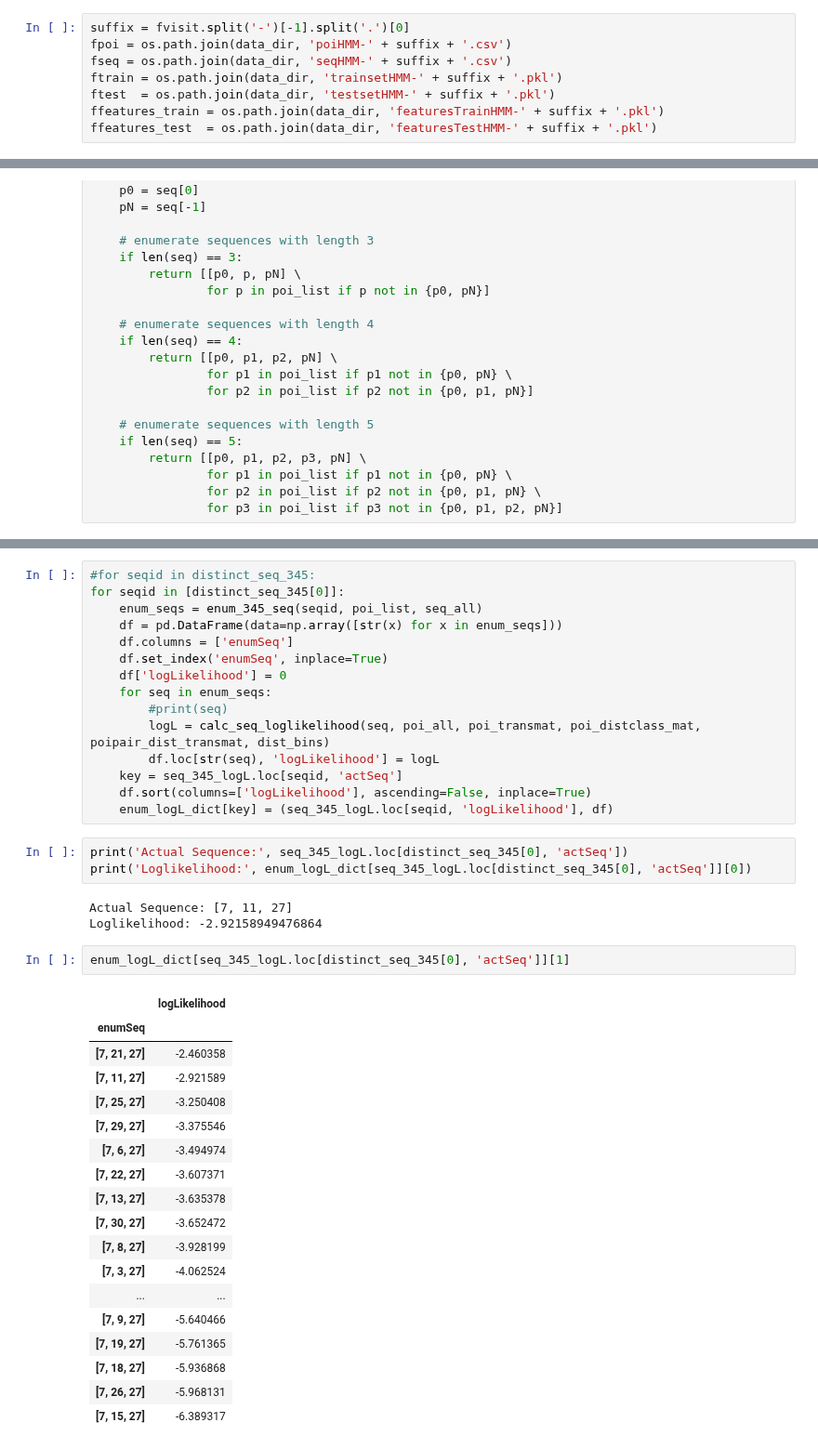
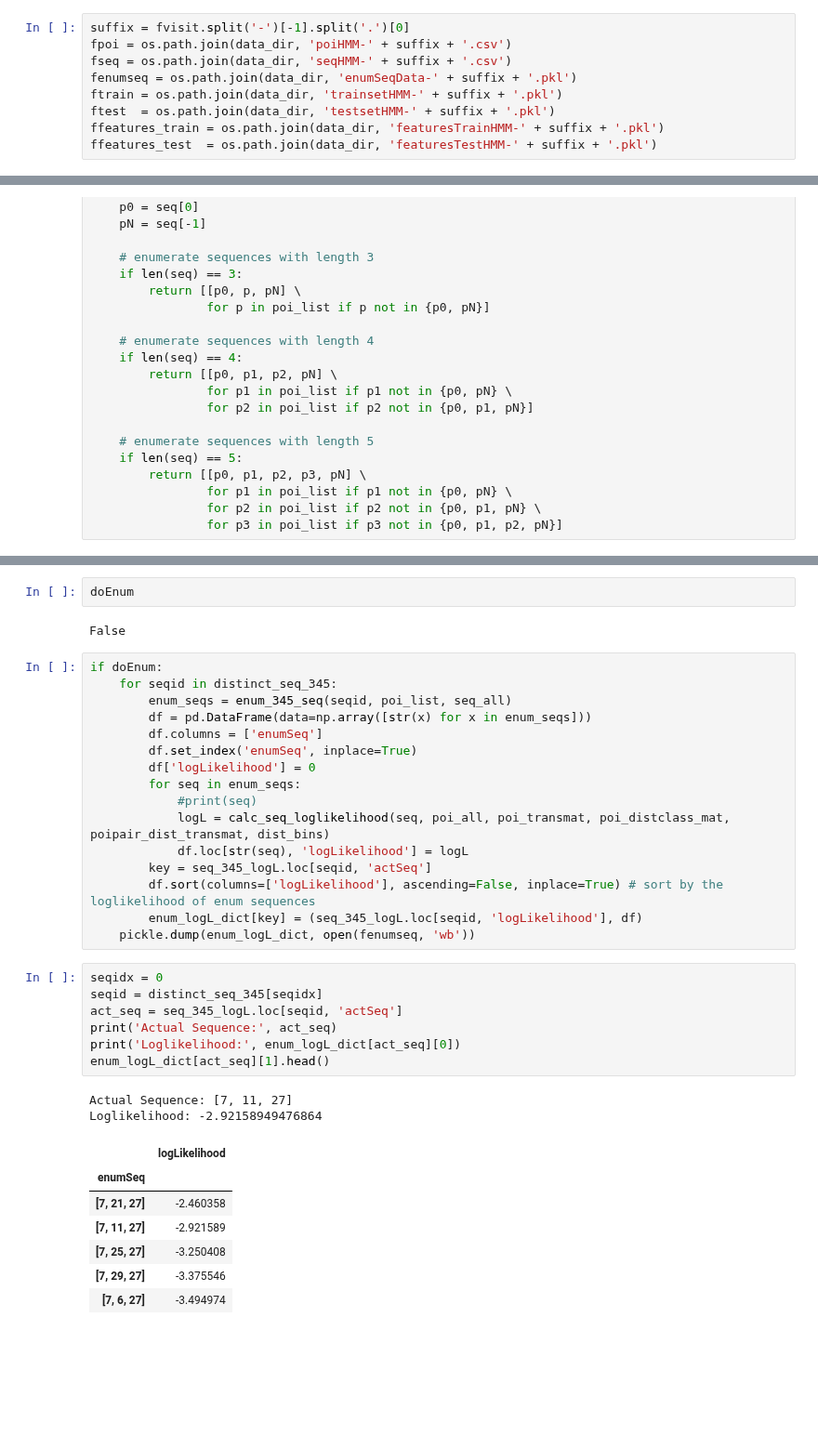
Before and after one commit to chengsoonong/digbeta, a Jupyter notebook: tour/tour_HMM.ipynb, the cells around one changed output, grey strips where cells are left out. Shown at 93% size. Drawn from its saved outputs; the diff is of its cells as text; blank space fills up the shorter version.

```diff
--- a/tour/tour_HMM.ipynb
+++ b/tour/tour_HMM.ipynb
@@ -50,6 +50,7 @@ fcoord = os.path.join(data_dir, 'photoCoords-Toro.csv')
 suffix = fvisit.split('-')[-1].split('.')[0]
 fpoi = os.path.join(data_dir, 'poiHMM-' + suffix + '.csv')
 fseq = os.path.join(data_dir, 'seqHMM-' + suffix + '.csv')
+fenumseq = os.path.join(data_dir, 'enumSeqData-' + suffix + '.pkl')
 ftrain = os.path.join(data_dir, 'trainsetHMM-' + suffix + '.pkl')
 ftest  = os.path.join(data_dir, 'testsetHMM-' + suffix + '.pkl')
 ffeatures_train = os.path.join(data_dir, 'featuresTrainHMM-' + suffix + '.pkl')
@@ -879,42 +888,37 @@ enum_logL_dict = dict()
+# %%
+doEnum
+# %% [output]
+False
 # %%
-#for seqid in distinct_seq_345:
-for seqid in [distinct_seq_345[0]]:
-    enum_seqs = enum_345_seq(seqid, poi_list, seq_all)
-    df = pd.DataFrame(data=np.array([str(x) for x in enum_seqs]))
-    df.columns = ['enumSeq']
-    df.set_index('enumSeq', inplace=True)
-    df['logLikelihood'] = 0
-    for seq in enum_seqs:
-        #print(seq)
-        logL = calc_seq_loglikelihood(seq, poi_all, poi_transmat, poi_distclass_mat, poipair_dist_transmat, dist_bins)
-        df.loc[str(seq), 'logLikelihood'] = logL
-    key = seq_345_logL.loc[seqid, 'actSeq']
-    df.sort(columns=['logLikelihood'], ascending=False, inplace=True)
-    enum_logL_dict[key] = (seq_345_logL.loc[seqid, 'logLikelihood'], df)
+if doEnum:
+    for seqid in distinct_seq_345:
+        enum_seqs = enum_345_seq(seqid, poi_list, seq_all)
+        df = pd.DataFrame(data=np.array([str(x) for x in enum_seqs]))
+        df.columns = ['enumSeq']
+        df.set_index('enumSeq', inplace=True)
+        df['logLikelihood'] = 0
+        for seq in enum_seqs:
+            #print(seq)
+            logL = calc_seq_loglikelihood(seq, poi_all, poi_transmat, poi_distclass_mat, poipair_dist_transmat, dist_bins)
+            df.loc[str(seq), 'logLikelihood'] = logL
+        key = seq_345_logL.loc[seqid, 'actSeq']
+        df.sort(columns=['logLikelihood'], ascending=False, inplace=True) # sort by the loglikelihood of enum sequences
+        enum_logL_dict[key] = (seq_345_logL.loc[seqid, 'logLikelihood'], df)
+    pickle.dump(enum_logL_dict, open(fenumseq, 'wb'))
-# %%
-print('Actual Sequence:', seq_345_logL.loc[distinct_seq_345[0], 'actSeq'])
-print('Loglikelihood:', enum_logL_dict[seq_345_logL.loc[distinct_seq_345[0], 'actSeq']][0])
-# %% [output]
-Actual Sequence: [7, 11, 27]
-Loglikelihood: -2.92158949476864
-# %%
-enum_logL_dict[seq_345_logL.loc[distinct_seq_345[0], 'actSeq']][1]
-# %% [output]
-|  | logLikelihood |
-| enumSeq |  |
-| [7, 21, 27] | -2.460358 |
-| [7, 11, 27] | -2.921589 |
-| [7, 25, 27] | -3.250408 |
-| [7, 29, 27] | -3.375546 |
-| [7, 6, 27] | -3.494974 |
-| [7, 22, 27] | -3.607371 |
-| [7, 13, 27] | -3.635378 |
-| [7, 30, 27] | -3.652472 |
-| [7, 8, 27] | -3.928199 |
-| [7, 3, 27] | -4.062524 |
-| ... | ... |
-| [7, 9, 27] | -5.640466 |
-| [7, 19, 27] | -5.761365 |
-| [7, 18, 27] | -5.936868 |
-| [7, 26, 27] | -5.968131 |
-| [7, 15, 27] | -6.389317 |
+# %%
+seqidx = 0
+seqid = distinct_seq_345[seqidx]
+act_seq = seq_345_logL.loc[seqid, 'actSeq']
+print('Actual Sequence:', act_seq)
+print('Loglikelihood:', enum_logL_dict[act_seq][0])
+enum_logL_dict[act_seq][1].head()
+# %% [output]
+Actual Sequence: [7, 11, 27]
+Loglikelihood: -2.92158949476864
+|  | logLikelihood |
+| enumSeq |  |
+| [7, 21, 27] | -2.460358 |
+| [7, 11, 27] | -2.921589 |
+| [7, 25, 27] | -3.250408 |
+| [7, 29, 27] | -3.375546 |
+| [7, 6, 27] | -3.494974 |
```
Also changed, not shown: parts of 13 cells of this notebook.
